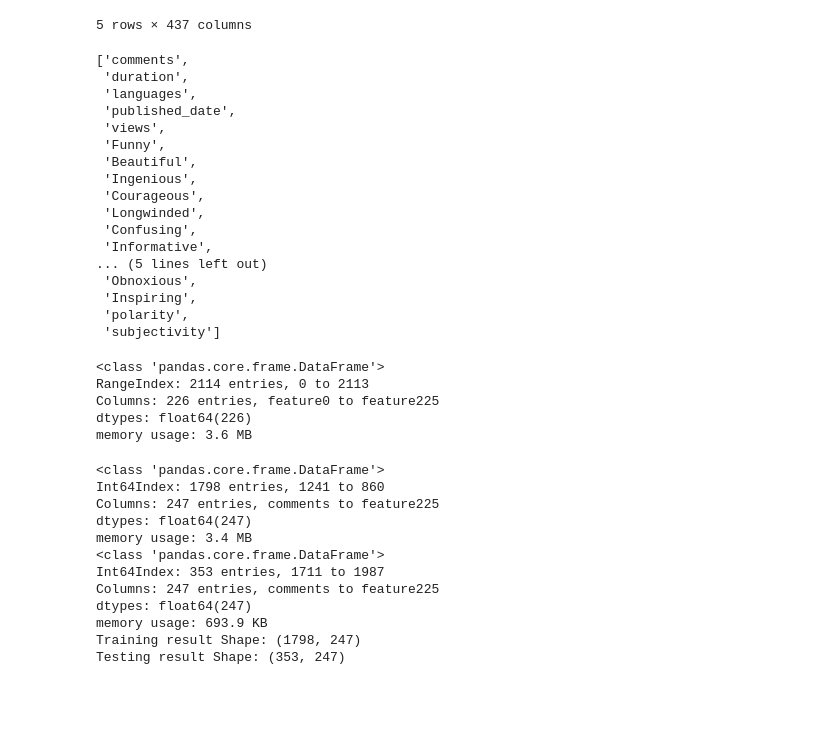
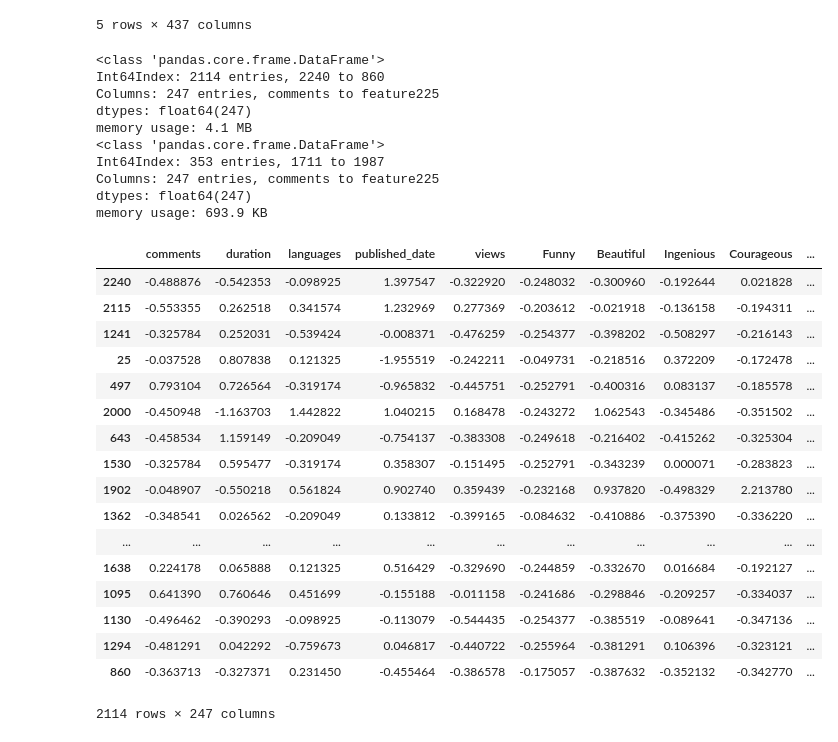
Before and after one commit to Avisikta-Majumdar/TedTalksAnalysis, a Jupyter notebook: Michal's notebook.ipynb, the cells around one changed output. Saved outputs shown, nothing was run; the diff lists cells and outputs as text; code cells hidden in the pictures; blank space fills up the shorter version.

Commit message:
original data set and PCA tag data set combined successfully

```diff
--- a/Michal's notebook.ipynb
+++ b/Michal's notebook.ipynb
@@ -188,6 +188,12 @@ columns_without_pca = ['views','subjectivity','polarity','Inspiring','Obnoxious'
 tag_columns_train_set = df_train_set[df_train_set.columns.difference(columns_without_pca)]
 tag_columns_test_set = df_test_set[df_test_set.columns.difference(columns_without_pca)]
 
+# saving indexes of training and test sets for the next step.
+# PCA will convert dataframe into numpy array and indexes will be lost.
+# this way I will keep them stored
+tag_columns_train_set_indexes = tag_columns_train_set.index
+tag_columns_test_set_indexes = tag_columns_test_set.index
+
 
 ##### DELETION #####
 # all tag columns as a lists
@@ -200,25 +206,7 @@ df_test_set.drop(tag_columns_test_set_list, axis=1, inplace=True)
 
 
 # display all column names in the dataframe without tags
-list(df_train_set)
+# list(df_train_set)
-# %% [output]
-['comments',
- 'duration',
- 'languages',
- 'published_date',
- 'views',
- 'Funny',
- 'Beautiful',
- 'Ingenious',
- 'Courageous',
- 'Longwinded',
- 'Confusing',
- 'Informative',
-... (5 lines left out)
- 'Obnoxious',
- 'Inspiring',
- 'polarity',
- 'subjectivity']
 # %%
 # PCA
 pca = PCA(.80)
@@ -237,43 +225,54 @@ tag_columns_test_set = pca.transform(tag_columns_test_set)
 # training set
 feat_cols_train = ['feature'+str(i) for i in range(tag_columns_train_set.shape[1])]
 # creating a dataframe from PCA results
-df_pca_train = pd.DataFrame(tag_columns_train_set,columns=feat_cols_train)
+# df_pca_train = pd.DataFrame(tag_columns_train_set, index=tag_columns_train_set_indexes)
+df_pca_train = pd.DataFrame(tag_columns_train_set, columns=feat_cols_train, index=tag_columns_train_set_indexes)
 
 
 # test set
 feat_cols_test = ['feature'+str(i) for i in range(tag_columns_test_set.shape[1])]
 # creating a dataframe from PCA results
-df_pca_test = pd.DataFrame(tag_columns_test_set,columns=feat_cols_test)
-
+# df_pca_test = pd.DataFrame(tag_columns_test_set,columns=tag_columns_test_set_indexes)
+df_pca_test = pd.DataFrame(tag_columns_test_set, columns=feat_cols_test, index=tag_columns_test_set_indexes)
 
 # results of combining
-df_train_set = df_train_set.join(df_pca_train)
-df_test_set = df_test_set.join(df_pca_test)
+df_train_set = df_train_set.join(df_pca_train, how="left")
+df_test_set = df_test_set.join(df_pca_test, how="left")
-# %%
-df_pca_train.info()
-# %% [output]
-<class 'pandas.core.frame.DataFrame'>
-RangeIndex: 2114 entries, 0 to 2113
-Columns: 226 entries, feature0 to feature225
-dtypes: float64(226)
-memory usage: 3.6 MB
 # %%
-
 df_train_set.info()
 df_test_set.info()
 
-print('Training result Shape:', df_train_set.shape)
-print('Testing result Shape:', df_test_set.shape)
+# print('Training result Shape:', df_train_set.shape)
+# print('Testing result Shape:', df_test_set.shape)
 # %% [output]
 <class 'pandas.core.frame.DataFrame'>
-Int64Index: 1798 entries, 1241 to 860
+Int64Index: 2114 entries, 2240 to 860
 Columns: 247 entries, comments to feature225
 dtypes: float64(247)
-memory usage: 3.4 MB
+memory usage: 4.1 MB
 <class 'pandas.core.frame.DataFrame'>
 Int64Index: 353 entries, 1711 to 1987
 Columns: 247 entries, comments to feature225
 dtypes: float64(247)
 memory usage: 693.9 KB
-Training result Shape: (1798, 247)
-Testing result Shape: (353, 247)
+# %%
+df_train_set
+# %% [output]
+|  | comments | duration | languages | published_date | views | Funny | Beautiful | Ingenious | Courageous | ... |
+| 2240 | -0.488876 | -0.542353 | -0.098925 | 1.397547 | -0.322920 | -0.248032 | -0.300960 | -0.192644 | 0.021828 | ... |
+| 2115 | -0.553355 | 0.262518 | 0.341574 | 1.232969 | 0.277369 | -0.203612 | -0.021918 | -0.136158 | -0.194311 | ... |
+| 1241 | -0.325784 | 0.252031 | -0.539424 | -0.008371 | -0.476259 | -0.254377 | -0.398202 | -0.508297 | -0.216143 | ... |
+| 25 | -0.037528 | 0.807838 | 0.121325 | -1.955519 | -0.242211 | -0.049731 | -0.218516 | 0.372209 | -0.172478 | ... |
+| 497 | 0.793104 | 0.726564 | -0.319174 | -0.965832 | -0.445751 | -0.252791 | -0.400316 | 0.083137 | -0.185578 | ... |
+| 2000 | -0.450948 | -1.163703 | 1.442822 | 1.040215 | 0.168478 | -0.243272 | 1.062543 | -0.345486 | -0.351502 | ... |
+| 643 | -0.458534 | 1.159149 | -0.209049 | -0.754137 | -0.383308 | -0.249618 | -0.216402 | -0.415262 | -0.325304 | ... |
+| 1530 | -0.325784 | 0.595477 | -0.319174 | 0.358307 | -0.151495 | -0.252791 | -0.343239 | 0.000071 | -0.283823 | ... |
+| 1902 | -0.048907 | -0.550218 | 0.561824 | 0.902740 | 0.359439 | -0.232168 | 0.937820 | -0.498329 | 2.213780 | ... |
+| 1362 | -0.348541 | 0.026562 | -0.209049 | 0.133812 | -0.399165 | -0.084632 | -0.410886 | -0.375390 | -0.336220 | ... |
+| ... | ... | ... | ... | ... | ... | ... | ... | ... | ... | ... |
+| 1638 | 0.224178 | 0.065888 | 0.121325 | 0.516429 | -0.329690 | -0.244859 | -0.332670 | 0.016684 | -0.192127 | ... |
+| 1095 | 0.641390 | 0.760646 | 0.451699 | -0.155188 | -0.011158 | -0.241686 | -0.298846 | -0.209257 | -0.334037 | ... |
+| 1130 | -0.496462 | -0.390293 | -0.098925 | -0.113079 | -0.544435 | -0.254377 | -0.385519 | -0.089641 | -0.347136 | ... |
+| 1294 | -0.481291 | 0.042292 | -0.759673 | 0.046817 | -0.440722 | -0.255964 | -0.381291 | 0.106396 | -0.323121 | ... |
+| 860 | -0.363713 | -0.327371 | 0.231450 | -0.455464 | -0.386578 | -0.175057 | -0.387632 | -0.352132 | -0.342770 | ... |
+2114 rows × 247 columns
```
Also changed, not shown: parts of 5 cells of this notebook.
